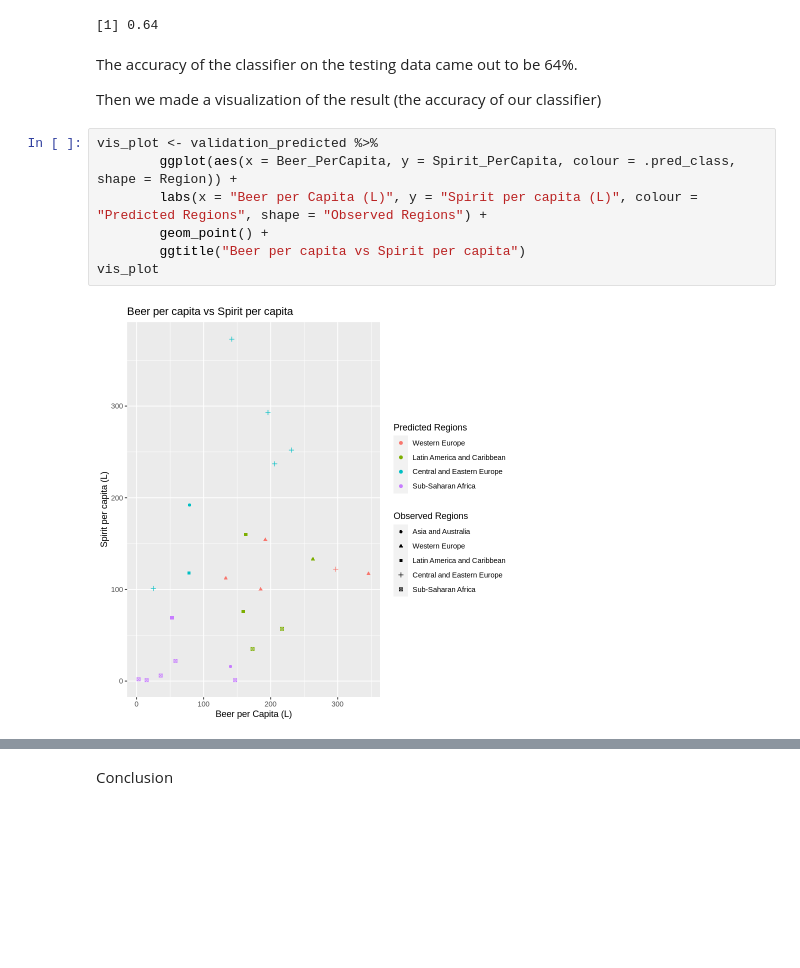
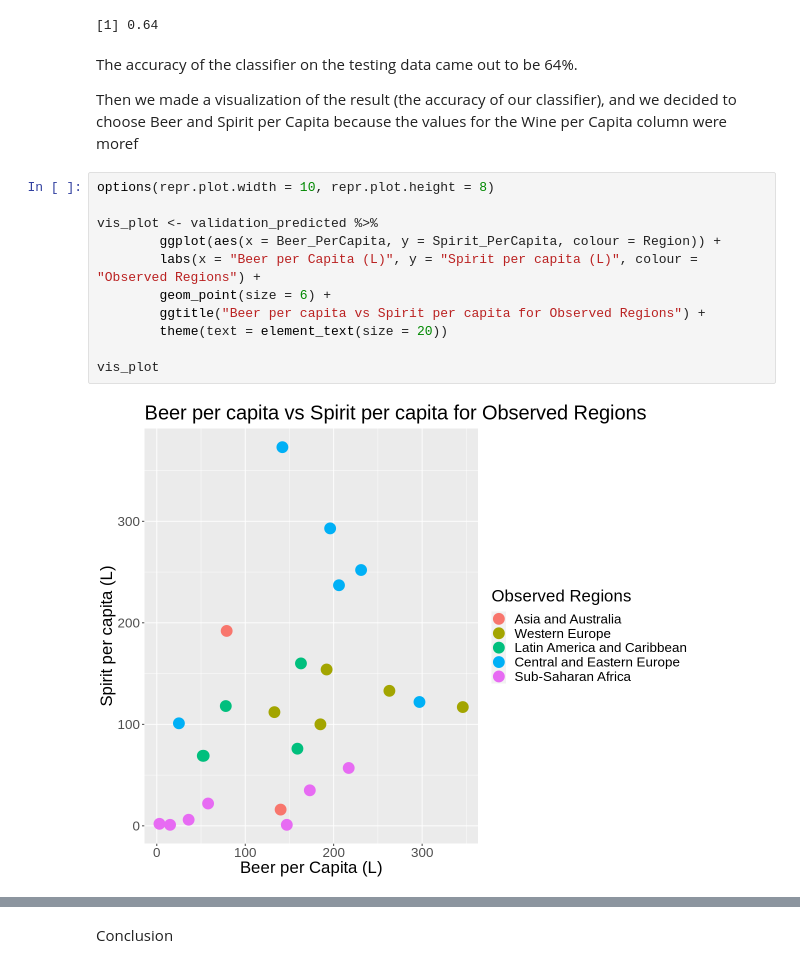
Before and after one commit to chloekim672/007-project-dsci-25-, a Jupyter notebook: dsciprojectfinal.ipynb, the cells around one changed output, grey strips where cells are left out. Saved outputs shown, nothing was run; the diff lists cells and outputs as text; blank space fills up the shorter version.

```diff
--- a/dsciprojectfinal.ipynb
+++ b/dsciprojectfinal.ipynb
@@ -361,13 +361,17 @@ A tibble: 25 × 5
 # %% [markdown]
 The accuracy of the classifier on the testing data came out to be 64%.
 
-Then we made a visualization of the result (the accuracy of our classifier)
+Then we made a visualization of the result (the accuracy of our classifier), and we decided to choose Beer and Spirit per Capita because the values for the Wine per Capita column were moref
 # %%
+options(repr.plot.width = 10, repr.plot.height = 8)
+
 vis_plot <- validation_predicted %>%
-        ggplot(aes(x = Beer_PerCapita, y = Spirit_PerCapita, colour = .pred_class, shape = Region)) +
-        labs(x = "Beer per Capita (L)", y = "Spirit per capita (L)", colour = "Predicted Regions", shape = "Observed Regions") +
-        geom_point() +
-        ggtitle("Beer per capita vs Spirit per capita")
+        ggplot(aes(x = Beer_PerCapita, y = Spirit_PerCapita, colour = Region)) +
+        labs(x = "Beer per Capita (L)", y = "Spirit per capita (L)", colour = "Observed Regions") +
+        geom_point(size = 6) +
+        ggtitle("Beer per capita vs Spirit per capita for Observed Regions") +
+        theme(text = element_text(size = 20))
+
 vis_plot
 # %% [output]
-[figure, old version]
+[figure, new version]
```
Also changed, not shown: parts of 6 cells of this notebook.
